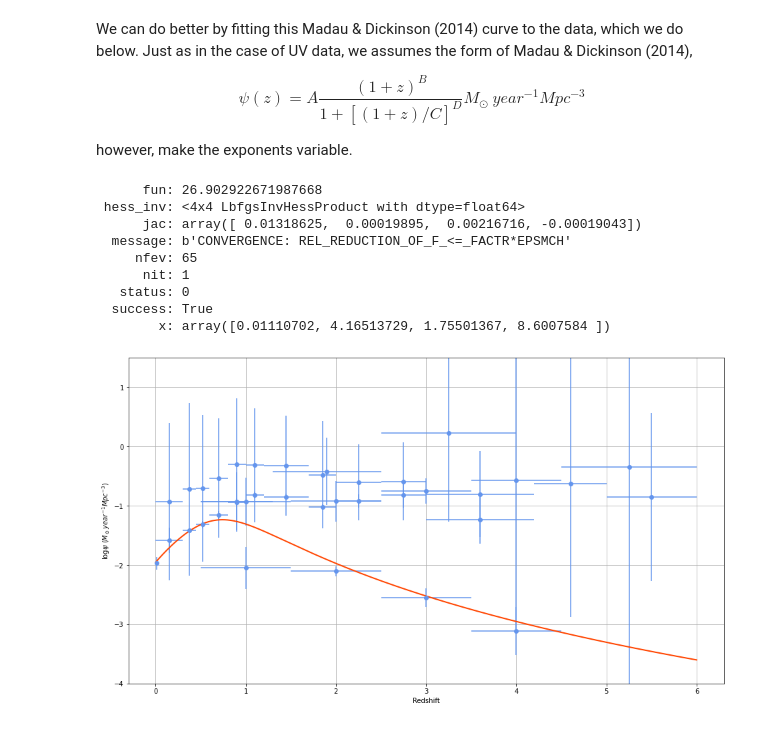
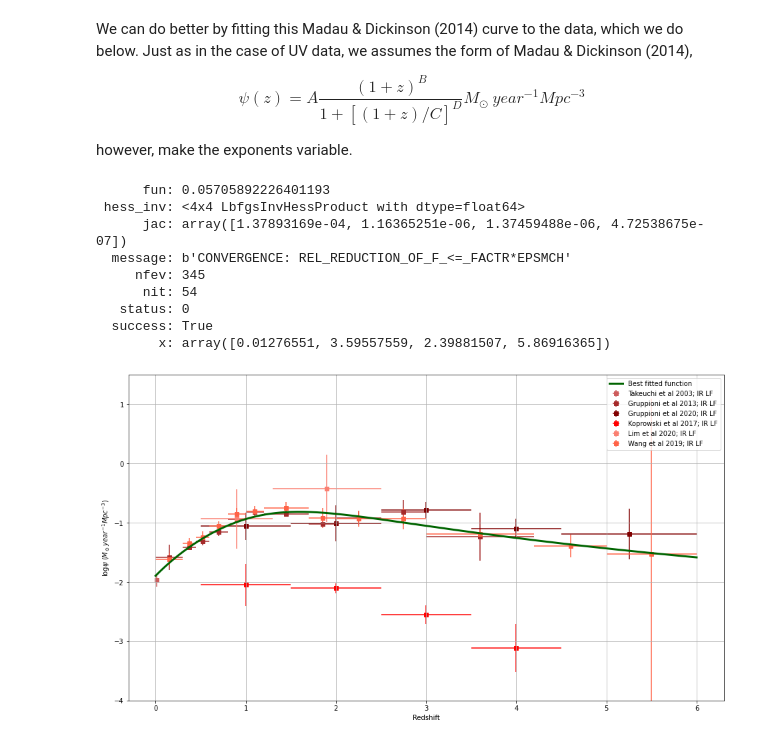
Before and after one commit to Jayshil/csfrd, a Jupyter notebook: Results/res_ir.ipynb, the cells around one changed output. Saved outputs shown, nothing was run; the diff lists cells and outputs as text; code cells hidden in the pictures.

```diff
--- a/Results/res_ir.ipynb
+++ b/Results/res_ir.ipynb
@@ -14,6 +14,8 @@ import os
 # %%
 p2 = os.getcwd()
 ppr_ir = np.array(['Takeuchi_et_al_2003', 'Gruppioni_et_al_2013', 'Gruppioni_et_al_2020', 'Koprowski_et_al_2017', 'Lim_et_al_2020', 'Wang_et_al_2019'])
+
+cols = np.array(['indianred','brown','maroon','red','salmon','tomato'])
 
 # Loading papers
 ppr_ir1 = np.loadtxt(p2 + '/sfrd_ir_new.dat', usecols=0, unpack=True, dtype=str)
@@ -34,7 +36,7 @@ for i in range(len(ppr_ir)):
             lg_sfe = np.hstack((lg_sfe, log_sfrd_ir_err[j]))
             zp = np.hstack((zp, zup[j]))
             zn = np.hstack((zn, zdo[j]))
-    plt.errorbar(zc_ir, lg_sf, xerr=[zn, zp], yerr=lg_sfe, label=ppr_ir[i].replace('_',' ') + ' IR LF', fmt='o')
+    plt.errorbar(zc_ir, lg_sf, xerr=[zn, zp], yerr=lg_sfe, c=cols[i], label=ppr_ir[i].replace('_',' ') + '; IR LF', fmt='.', marker='s')
 
 #plt.plot(znew, psi2, label='Best fitted function')
 plt.xlabel('Redshift')
@@ -62,6 +64,7 @@ psi1 = psi_md(znew)
 psi2 = np.log10(psi1)
 # %%
 plt.figure(figsize=(16, 9))
+plt.plot(znew, psi2, label='Best fitted function', c='darkgreen', lw=3)
 # Plotting them
 for i in range(len(ppr_ir)):
     zc_ir, zp, zn, lg_sf, lg_sfe = np.array([]), np.array([]), np.array([]), np.array([]), np.array([])
@@ -72,9 +75,8 @@ for i in range(len(ppr_ir)):
             lg_sfe = np.hstack((lg_sfe, log_sfrd_ir_err[j]))
             zp = np.hstack((zp, zup[j]))
             zn = np.hstack((zn, zdo[j]))
-    plt.errorbar(zc_ir, lg_sf, xerr=[zn, zp], yerr=lg_sfe, label=ppr_ir[i].replace('_',' ') + ' IR LF', fmt='o')
+    plt.errorbar(zc_ir, lg_sf, xerr=[zn, zp], yerr=lg_sfe, c=cols[i], label=ppr_ir[i].replace('_',' ') + ' IR LF', fmt='.', marker='s')
 
-plt.plot(znew, psi2, label='Best fitted function', c='cornflowerblue', lw=2)
 plt.xlabel('Redshift')
 plt.ylabel(r'$\log{\psi}$ ($M_\odot year^{-1} Mpc^{-3}$)')
 plt.ylim([-4.0, 1.5])
@@ -100,9 +102,9 @@ def psi_new(z, aa, bb, cc, dd):
 # Negative likelihood function
 def min_log_likelihood(x):
     model = psi_new(zcen_ir, x[0], x[1], x[2], x[3])
-    chi2 = (sfrd_ir - model)/sfrd_ir_err
+    chi2 = (sfrd_ir - model)#/sfrd_ir_err
     chi22 = np.sum(chi2**2)
-    yy = 0.5*chi22 + np.sum(np.log(sfrd_ir_err))
+    yy = 0.5*chi22 #+ np.sum(np.log(sfrd_ir_err))
     return yy
 
 xinit, pcov = cft(psi_new, zcen_ir, sfrd_ir, sigma=sfrd_ir_err, maxfev=10000)
@@ -111,25 +113,38 @@ xinit, pcov = cft(psi_new, zcen_ir, sfrd_ir, sigma=sfrd_ir_err, maxfev=10000)
 soln = mz(min_log_likelihood, xinit, method='L-BFGS-B')
 soln
 # %% [output]
-      fun: 26.902922671987668
+      fun: 0.05705892226401193
  hess_inv: <4x4 LbfgsInvHessProduct with dtype=float64>
-      jac: array([ 0.01318625,  0.00019895,  0.00216716, -0.00019043])
+      jac: array([1.37893169e-04, 1.16365251e-06, 1.37459488e-06, 4.72538675e-07])
   message: b'CONVERGENCE: REL_REDUCTION_OF_F_<=_FACTR*EPSMCH'
-     nfev: 65
-      nit: 1
+     nfev: 345
+      nit: 54
    status: 0
   success: True
-        x: array([0.01110702, 4.16513729, 1.75501367, 8.6007584 ])
+        x: array([0.01276551, 3.59557559, 2.39881507, 5.86916365])
 # %%
 best_fit_fun = psi_new(znew, *soln.x)
 log_best_fit = np.log10(best_fit_fun)
 
 plt.figure(figsize=(16,9))
-plt.errorbar(zcen_ir, log_sfrd_ir, xerr=[zup, zdo], yerr=log_sfrd_ir_err, fmt='o', c='cornflowerblue')
-plt.plot(znew, log_best_fit, label='Best fitted function', lw=2, c='orangered')
+plt.plot(znew, log_best_fit, label='Best fitted function', lw=3, c='darkgreen',zorder=5)
+
+# Plotting them
+for i in range(len(ppr_ir)):
+    zc_ir, zp, zn, lg_sf, lg_sfe = np.array([]), np.array([]), np.array([]), np.array([]), np.array([])
+    for j in range(len(ppr_ir1)):
+        if ppr_ir1[j] == ppr_ir[i]:
+            zc_ir = np.hstack((zc_ir, zcen_ir[j]))
+            lg_sf = np.hstack((lg_sf, log_sfrd_ir[j]))
+            lg_sfe = np.hstack((lg_sfe, log_sfrd_ir_err[j]))
+            zp = np.hstack((zp, zup[j]))
+            zn = np.hstack((zn, zdo[j]))
+    plt.errorbar(zc_ir, lg_sf, xerr=[zn, zp], yerr=lg_sfe, c=cols[i], label=ppr_ir[i].replace('_',' ') + '; IR LF', fmt='.', marker='s', zorder=1)
+
 plt.xlabel('Redshift')
 plt.ylabel(r'$\log{\psi}$ ($M_\odot year^{-1} Mpc^{-3}$)')
 plt.ylim([-4.0, 1.5])
+plt.legend(loc='best')
 plt.grid()
 # %% [output]
-[figure, old version]
+[figure, new version]
```
Also changed, not shown: parts of 2 cells of this notebook, 1 other file.
